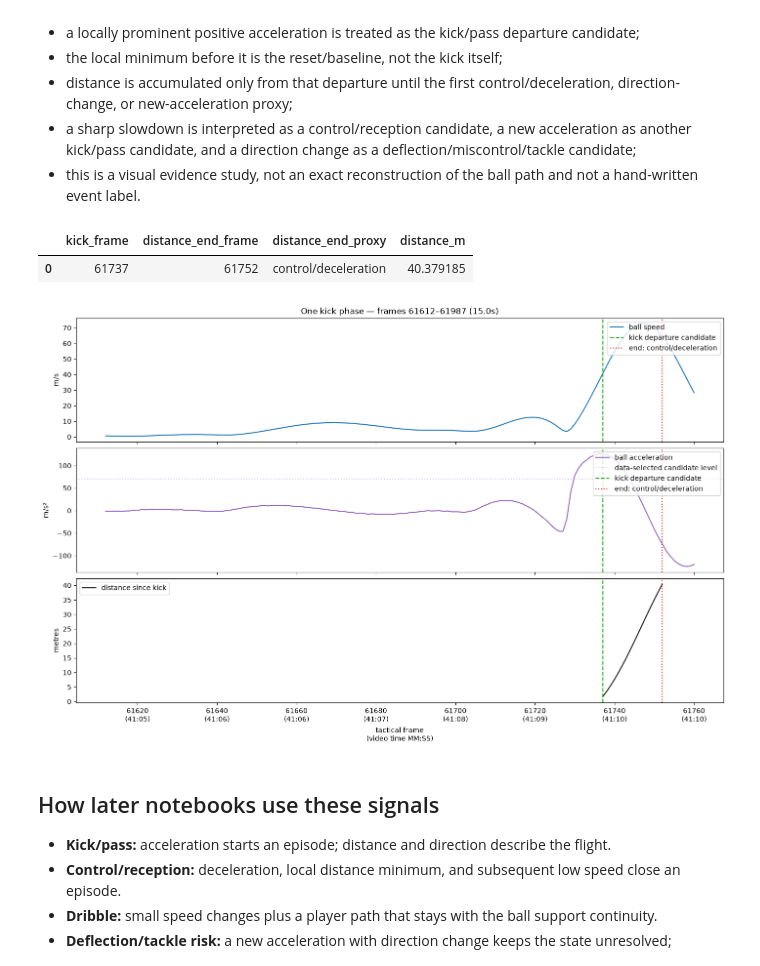
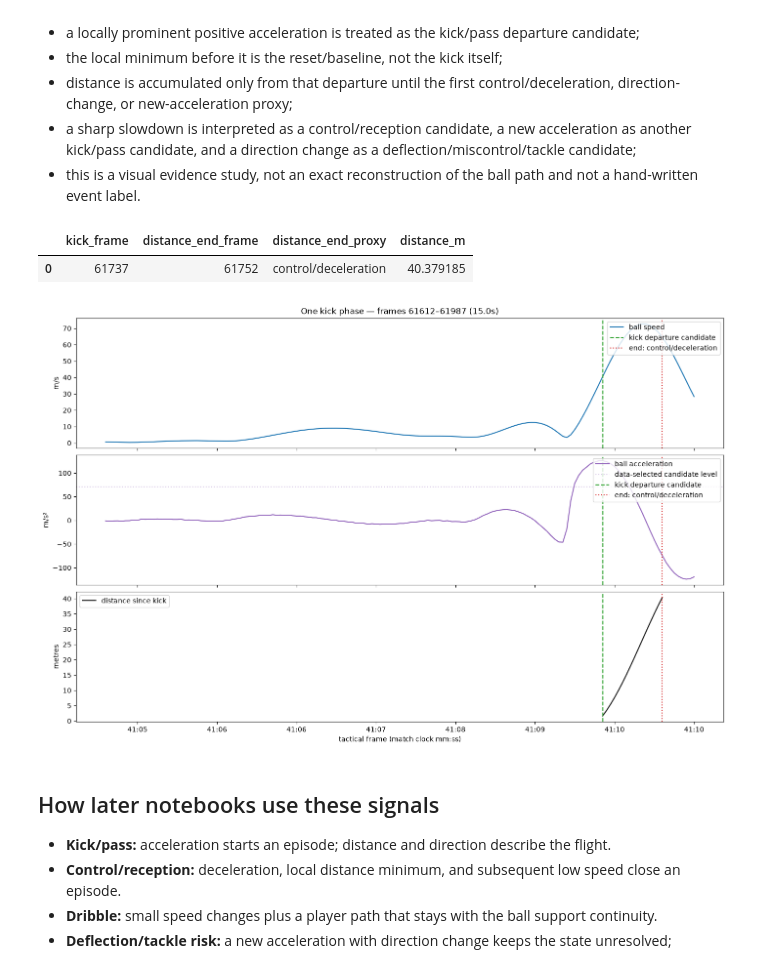
Before and after one commit to lukeaquilla11/Barcelona-hackathon, a Jupyter notebook: notebooks/02_feature_engineering.ipynb, the cells around one changed output. Cells and saved outputs as stored; diff of their text form; code cells hidden in the pictures.

```diff
--- a/notebooks/02_feature_engineering.ipynb
+++ b/notebooks/02_feature_engineering.ipynb
@@ -141,35 +141,35 @@ episode_table = pd.DataFrame([{
     'kick_frame': phase_kick_frame,
     'distance_end_frame': distance_end,
     'distance_end_proxy': event_kind,
     'distance_m': float(post_kick['distance_since_kick_m'].iloc[-1]) if not post_kick.empty else 0.0,
 }])
 display(episode_table)
 
 fig, axes = plt.subplots(3, 1, figsize=(14, 9), sharex=True, constrained_layout=True)
 axes[0].plot(phase.frame, phase.speed_mps, color='#1f77b4', label='ball speed')
 axes[0].axvline(phase_kick_frame, color='#2ca02c', linestyle='--', label='kick departure candidate')
 axes[0].axvline(distance_end, color='#d62728', linestyle=':', label=f'end: {event_kind}')
 axes[0].set_ylabel('m/s')
 axes[0].set_title(f'One kick phase — frames {phase_start}–{phase_end} ({(phase_end-phase_start)/FPS:.1f}s)')
 axes[0].legend(loc='upper right')
 axes[1].plot(phase.frame, phase.acceleration_mps2, color='#9467bd', label='ball acceleration')
 axes[1].axhline(accel_cut, color='#9467bd', alpha=0.35, linestyle=':', label='data-selected candidate level')
 axes[1].axvline(phase_kick_frame, color='#2ca02c', linestyle='--', label='kick departure candidate')
 axes[1].axvline(distance_end, color='#d62728', linestyle=':', label=f'end: {event_kind}')
 axes[1].set_ylabel('m/s²')
 axes[1].legend(loc='upper right')
 axes[2].plot(post_kick.frame, post_kick.distance_since_kick_m, color='#111111', label='distance since kick')
 axes[2].axvline(phase_kick_frame, color='#2ca02c', linestyle='--')
 axes[2].axvline(distance_end, color='#d62728', linestyle=':')
 axes[2].set_ylabel('metres')
 axes[2].set_xlabel('tactical frame / video time')
-_apply_frame_time_axis(axes[2])
+_configure_match_clock_axis(axes[2], phase)
 axes[2].legend(loc='upper left')
 plt.show()
 # %% [output]
 |  | kick_frame | distance_end_frame | distance_end_proxy | distance_m |
 | 0 | 61737 | 61752 | control/deceleration | 40.379185 |
-[figure, old version]
+[figure, new version]
 # %% [markdown]
 ## How later notebooks use these signals
 
```
Also changed, not shown: parts of 2 cells of this notebook, 6 other files.
